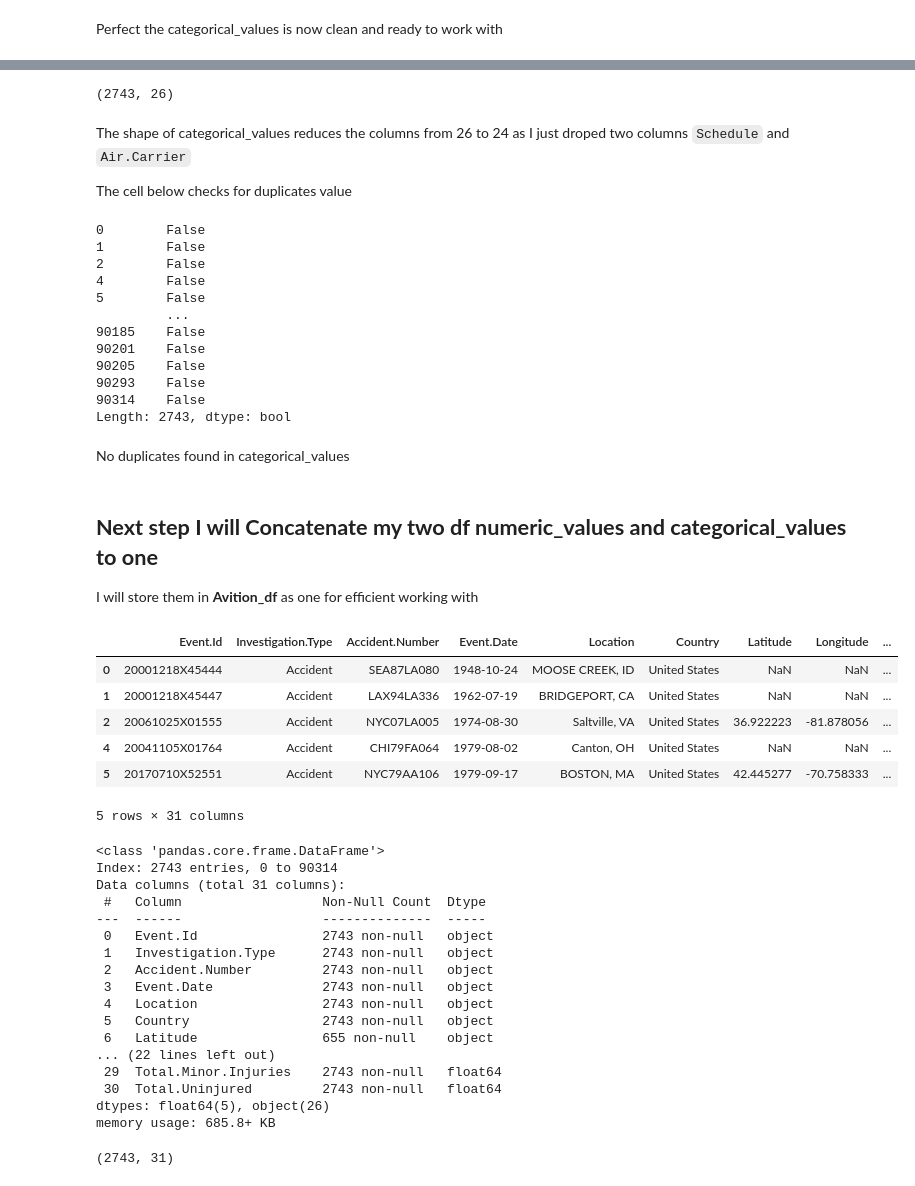
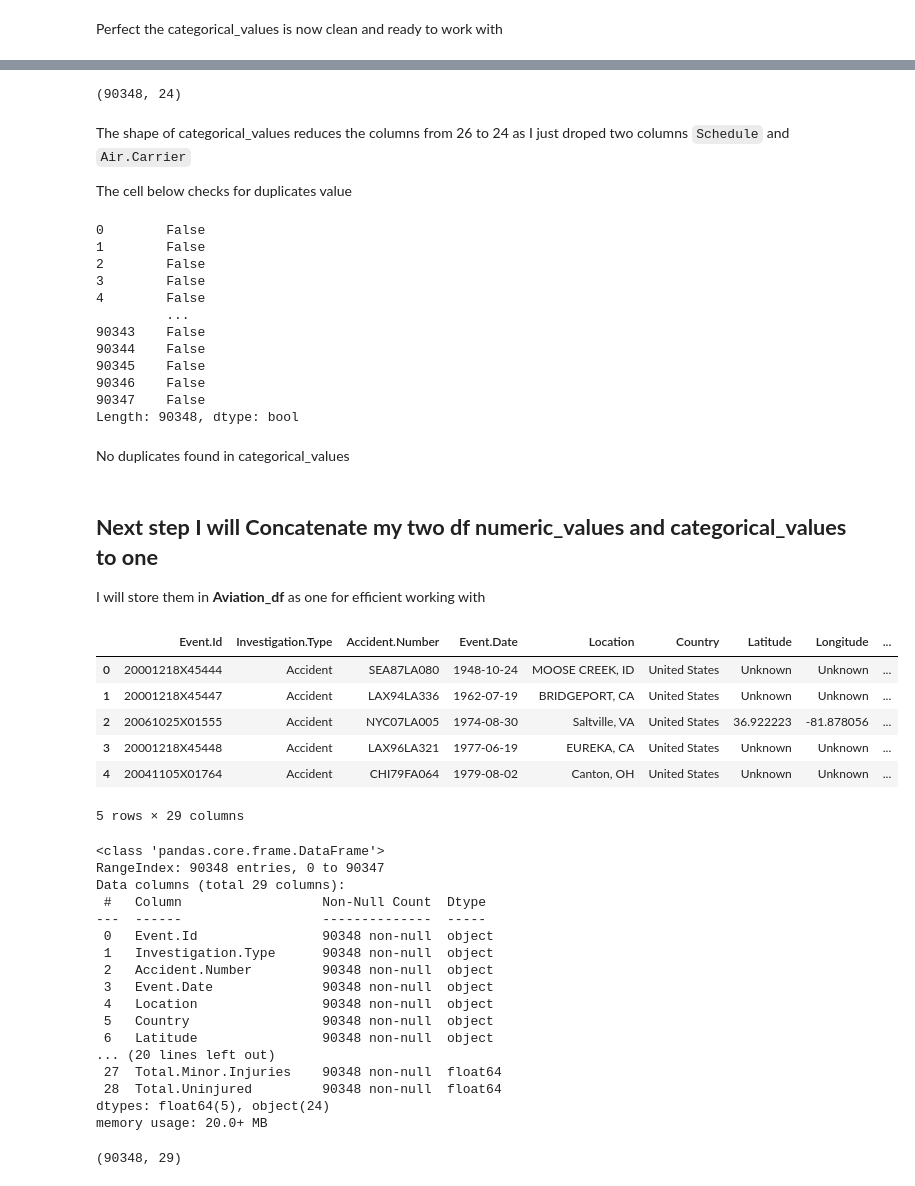
Before and after one commit to RonnyMuthomi/dsc-phase1-project, a Jupyter notebook: index.ipynb, the cells around one changed output, grey strips where cells are left out. Drawn from its saved outputs; the diff is of its cells as text; code cells hidden in the pictures.

```diff
--- a/index.ipynb
+++ b/index.ipynb
@@ -289,6 +289,6 @@ In the above cell I checked for duplicated It shows some of records contains dup
 # %%
 
 # Remove duplicates in numeric columns
-df = df.drop_duplicates(subset=numeric_values)
+#df = df.drop_duplicates(subset=numeric_values)
 # %%
 # check if all duplicates as been removed
@@ -383,11 +374,13 @@ In the above cell I just grouped all attributes with less than 50 % to variable
 # %%
 # Impute low_percent columns with mode
 for col in low_percent:
-    df[col].fillna(df[col].mode()[0], inplace=True)
+    if col in df.columns:
+        df.loc[:, col] = df[col].fillna(df[col].mode()[0])
 
 # Impute middle_percent columns with "Unknown"
 for col in middle_percent:
-    df[col].fillna("Unknown", inplace=True)
+    if col in df.columns:
+        df.loc[:, col] = df[col].fillna("Unknown")
 
 # Drop high_percent columns
 df.drop(columns=high_percent, inplace=True)
@@ -463,7 +443,7 @@ memory usage: 578.6+ KB
 # checking the shape of the categorical_values after imputing
 df[categorical_values].shape
 # %% [output]
-(2743, 26)
+(90348, 24)
 # %% [markdown]
 The shape of categorical_values reduces the columns from 26 to 24 as I just droped two columns `Schedule` and `Air.Carrier`
 
@@ -477,54 +457,54 @@ df[categorical_values].duplicated()
 0        False
 1        False
 2        False
+3        False
 4        False
-5        False
          ...
-90185    False
-90201    False
-90205    False
-90293    False
-90314    False
-Length: 2743, dtype: bool
+90343    False
+90344    False
+90345    False
+90346    False
+90347    False
+Length: 90348, dtype: bool
 # %% [markdown]
 No duplicates found in categorical_values
 # %% [markdown]
 ## **Next step I will Concatenate my two df numeric_values and categorical_values to one**
 
-I will store them in **Avition_df** as one for efficient working with
+I will store them in **Aviation_df** as one for efficient working with
 # %%
 # Create the final DataFrame
-Avition_df = pd.concat([df[categorical_values], df[numeric_values]], axis=1)
-Avition_df.head()
+Aviation_df = pd.concat([df[categorical_values], df[numeric_values]], axis=1)
+Aviation_df.head()
 # %% [output]
 |  | Event.Id | Investigation.Type | Accident.Number | Event.Date | Location | Country | Latitude | Longitude | ... |
-| 0 | 20001218X45444 | Accident | SEA87LA080 | 1948-10-24 | MOOSE CREEK, ID | United States | NaN | NaN | ... |
-| 1 | 20001218X45447 | Accident | LAX94LA336 | 1962-07-19 | BRIDGEPORT, CA | United States | NaN | NaN | ... |
+| 0 | 20001218X45444 | Accident | SEA87LA080 | 1948-10-24 | MOOSE CREEK, ID | United States | Unknown | Unknown | ... |
+| 1 | 20001218X45447 | Accident | LAX94LA336 | 1962-07-19 | BRIDGEPORT, CA | United States | Unknown | Unknown | ... |
 | 2 | 20061025X01555 | Accident | NYC07LA005 | 1974-08-30 | Saltville, VA | United States | 36.922223 | -81.878056 | ... |
-| 4 | 20041105X01764 | Accident | CHI79FA064 | 1979-08-02 | Canton, OH | United States | NaN | NaN | ... |
-| 5 | 20170710X52551 | Accident | NYC79AA106 | 1979-09-17 | BOSTON, MA | United States | 42.445277 | -70.758333 | ... |
+| 3 | 20001218X45448 | Accident | LAX96LA321 | 1977-06-19 | EUREKA, CA | United States | Unknown | Unknown | ... |
+| 4 | 20041105X01764 | Accident | CHI79FA064 | 1979-08-02 | Canton, OH | United States | Unknown | Unknown | ... |
-5 rows × 31 columns
+5 rows × 29 columns
 # %%
-Avition_df.info()
+Aviation_df.info()
 # %% [output]
 <class 'pandas.core.frame.DataFrame'>
-Index: 2743 entries, 0 to 90314
-Data columns (total 31 columns):
+RangeIndex: 90348 entries, 0 to 90347
+Data columns (total 29 columns):
  #   Column                  Non-Null Count  Dtype
 ---  ------                  --------------  -----
- 0   Event.Id                2743 non-null   object
- 1   Investigation.Type      2743 non-null   object
- 2   Accident.Number         2743 non-null   object
- 3   Event.Date              2743 non-null   object
- 4   Location                2743 non-null   object
- 5   Country                 2743 non-null   object
- 6   Latitude                655 non-null    object
-... (22 lines left out)
- 29  Total.Minor.Injuries    2743 non-null   float64
- 30  Total.Uninjured         2743 non-null   float64
-dtypes: float64(5), object(26)
-memory usage: 685.8+ KB
+ 0   Event.Id                90348 non-null  object
+ 1   Investigation.Type      90348 non-null  object
+ 2   Accident.Number         90348 non-null  object
+ 3   Event.Date              90348 non-null  object
+ 4   Location                90348 non-null  object
+ 5   Country                 90348 non-null  object
+ 6   Latitude                90348 non-null  object
+... (20 lines left out)
+ 27  Total.Minor.Injuries    90348 non-null  float64
+ 28  Total.Uninjured         90348 non-null  float64
+dtypes: float64(5), object(24)
+memory usage: 20.0+ MB
 # %%
-Avition_df.shape
+Aviation_df.shape
 # %% [output]
-(2743, 31)
+(90348, 29)
```
Also changed, not shown: parts of 24 cells of this notebook.
